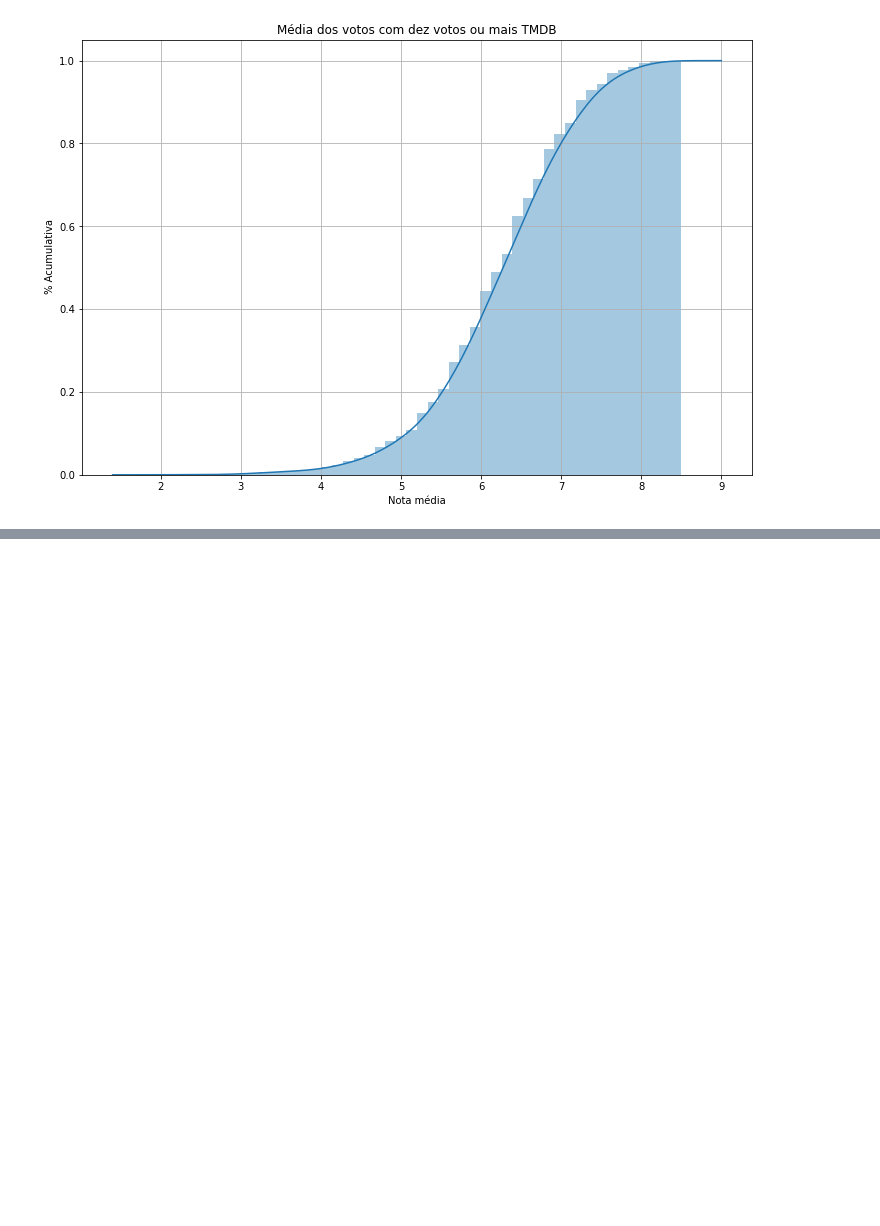
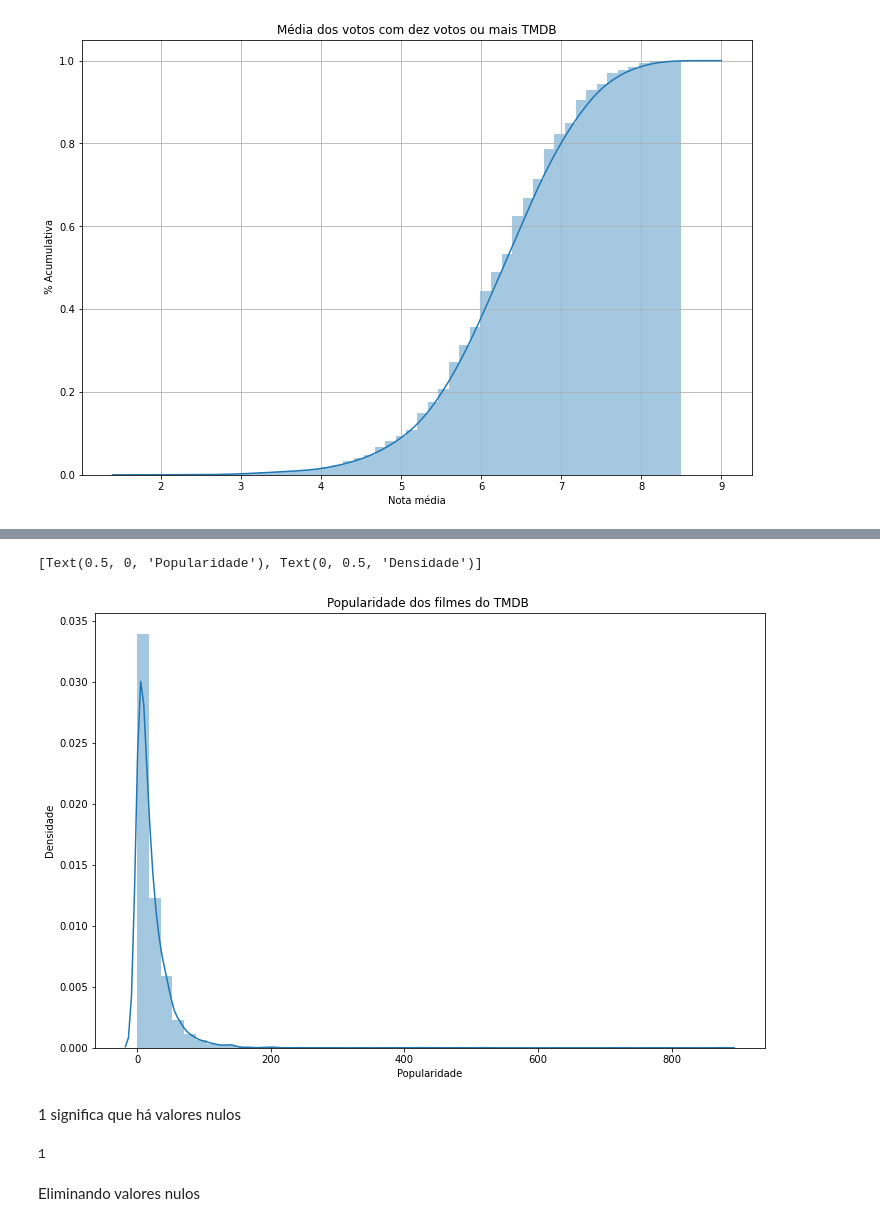
Before and after one commit to Marcus-Bernard0/data_science_alura, a Jupyter notebook: 11 - Testes estatísticos/Projeto.ipynb, the cells around one changed output, grey strips where cells are left out. Saved outputs shown, nothing was run; the diff lists cells and outputs as text; code cells hidden in the pictures; blank space fills up the shorter version.

```diff
--- a/11 - Testes estatísticos/Projeto.ipynb
+++ b/11 - Testes estatísticos/Projeto.ipynb
@@ -217,0 +266,16 @@ ax.grid(True)
+# %%
+ax = sns.distplot(dados.popularity)
+ax.figure.set_size_inches(12, 8)
+ax.set_title("Popularidade dos filmes do TMDB ")
+ax.set(xlabel= 'Popularidade', ylabel= 'Densidade')
+# %% [output]
+[Text(0.5, 0, 'Popularidade'), Text(0, 0.5, 'Densidade')]
+[figure, added]
+# %% [markdown]
+1 significa que há valores nulos
+# %%
+df.runtime.isnull().sum()
+# %% [output]
+1
+# %% [markdown]
+Eliminando valores nulos
```
Also changed, not shown: parts of 19 cells of this notebook.
